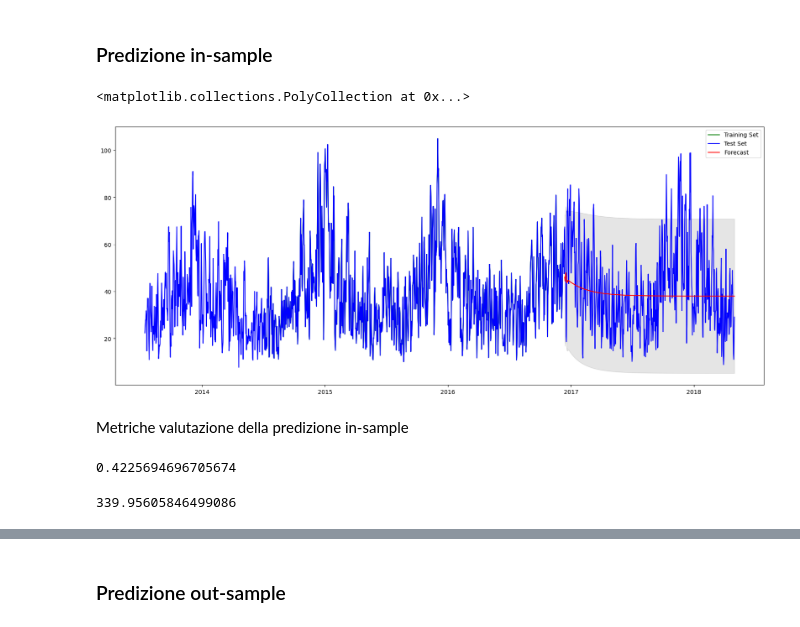
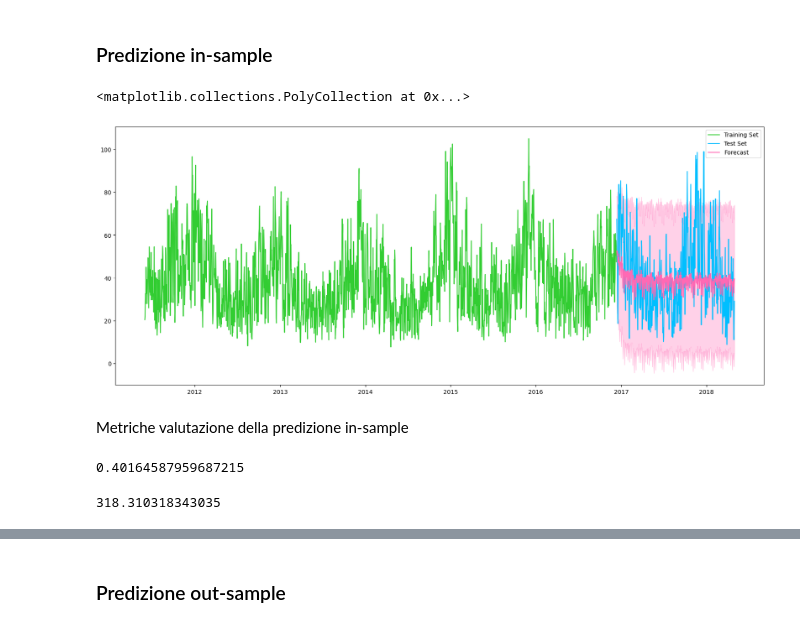
Before and after one commit to ChiaraAmalia/DataScience2Project, a Jupyter notebook: forecastingNO2.ipynb, the cells around one changed output, grey strips where cells are left out. Saved outputs shown, nothing was run; the diff lists cells and outputs as text; code cells hidden in the pictures.

```diff
--- a/forecastingNO2.ipynb
+++ b/forecastingNO2.ipynb
@@ -128,7 +137,7 @@ n_init_training_last = int(nobs_last * 0.8)
 init_training_last = last_period[:n_init_training_last]
 # fit ARIMA model
 fig = plt.figure(figsize=(20,8))
-model_last = ARIMA(init_training_last, order=(3,0,1), seasonal_order=(0,0,1,12))
+model_last = ARIMA(init_training_last, order=(1,0,2), seasonal_order=(6,1,5,12))
 ax = plt.gca()
 results_last = model_last.fit()
 plt.plot(forNo, color='g')
@@ -172,15 +181,15 @@ plt.fill_between(x2.index, x2['mean_ci_lower'], x2['mean_ci_upper'], color='k',
 # %%
 fig = plt.figure(figsize=(20,8))
 x_last = results_last.get_prediction(start=(n_init_training_last+1), end=(nobs_last-1)).summary_frame()
 
-plt.plot(init_training_last['2014-07-01':], color='g')
-plt.plot(forNo[n_init_training_last+1:],color='b')
-plt.plot(x_last['mean'], color='r')
+plt.plot(last_period[:n_init_training_last], color='limegreen')
+plt.plot(last_period[n_init_training_last+1:],color='deepskyblue')
+plt.plot(x_last['mean'], color='hotpink')
 plt.legend([ 'Training Set','Test Set', 'Forecast'])
-plt.fill_between(x_last.index, x_last['mean_ci_lower'], x_last['mean_ci_upper'], color='k', alpha=0.1)
+plt.fill_between(x_last.index, x_last['mean_ci_lower'], x_last['mean_ci_upper'], color='hotpink', alpha=0.3)
 # %% [output]
 <matplotlib.collections.PolyCollection at 0x...>
-[figure, old version]
+[figure, new version]
 # %% [markdown]
 Metriche valutazione della predizione in-sample
 # %%
@@ -194,7 +203,7 @@ Y_Predicted_last = x_last['mean']
 mape_last = met.mean_absolute_percentage_error(Y_actual_last, Y_Predicted_last)
 print(mape_last)
 # %% [output]
-0.4225694696705674
+0.40164587959687215
 # %%
 sqe=met.mean_squared_error(Y_actual2, Y_Predicted2)
 print(sqe)
@@ -202,7 +211,7 @@ print(sqe)
 sqe_last=met.mean_squared_error(Y_actual_last, Y_Predicted_last)
 print(sqe_last)
 # %% [output]
-339.95605846499086
+318.310318343035
 # %%
 mae = met.mean_absolute_error(Y_actual2, Y_Predicted2)
 print(mae)
```
Also changed, not shown: parts of 8 cells of this notebook.
